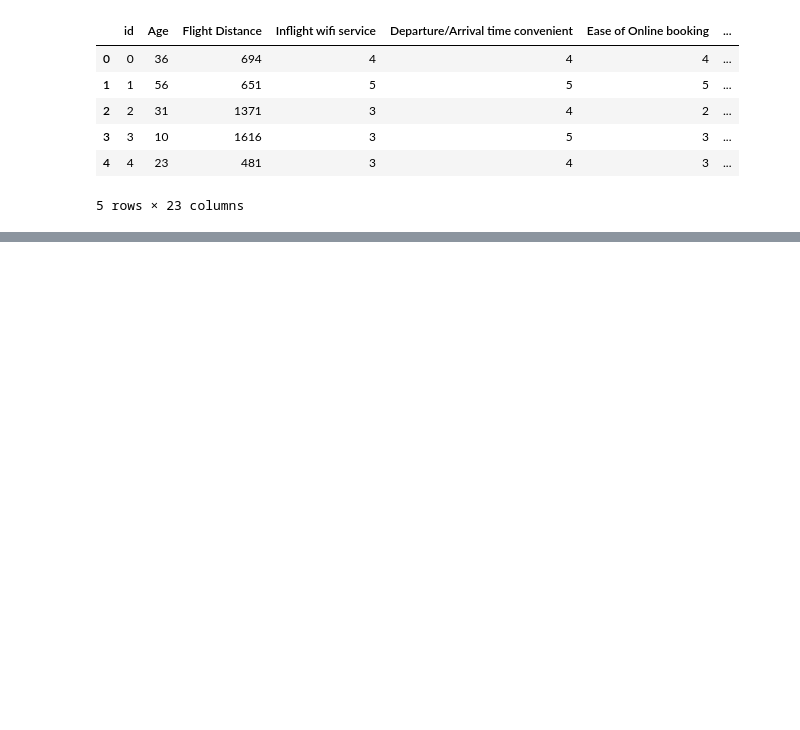
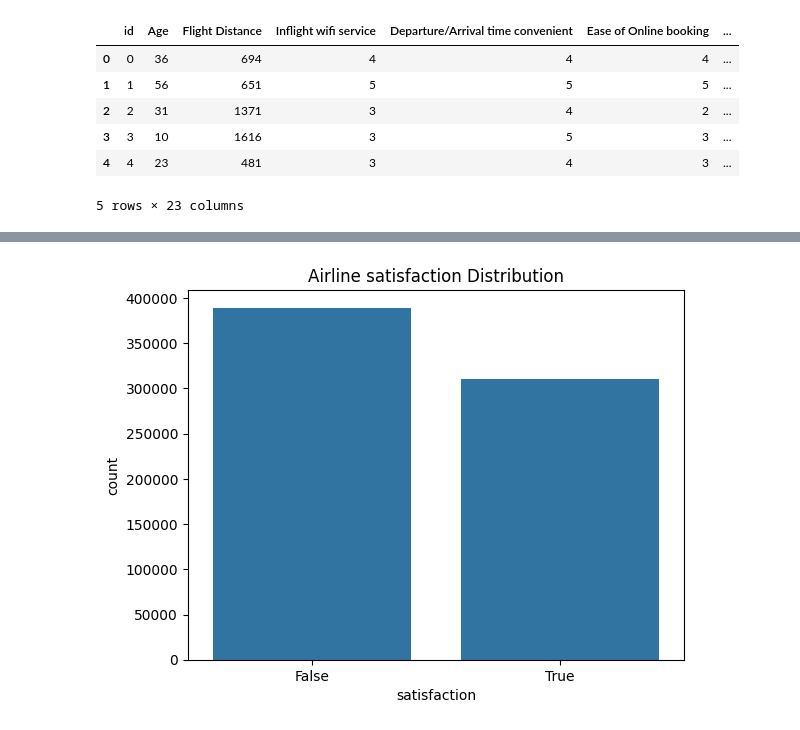
Before and after one commit to Aman-Sharma1812/Predicting-Airline-Satisfaction, a Jupyter notebook: predicting-airline-satisfaction.ipynb, the cells around one changed output, grey strips where cells are left out. Saved outputs shown, nothing was run; the diff lists cells and outputs as text; code cells hidden in the pictures; blank space fills up the shorter version.

Commit message:
Kaggle Notebook | Predicting Airline Satisfaction | Version 2

```diff
--- a/predicting-airline-satisfaction.ipynb
+++ b/predicting-airline-satisfaction.ipynb
@@ -50,0 +120,6 @@ df_train.head()
+# %%
+sns.countplot(data=df_train, x="satisfaction")
+plt.title("Airline satisfaction Distribution")
+plt.show()
+# %% [output]
+[figure, added]
```
Also changed, not shown: parts of 6 cells of this notebook.
